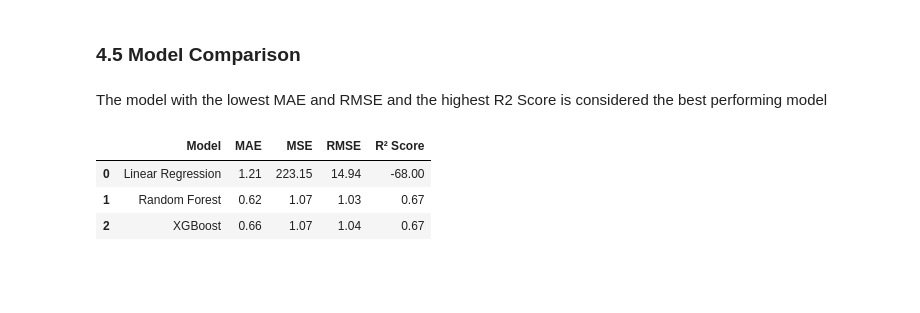
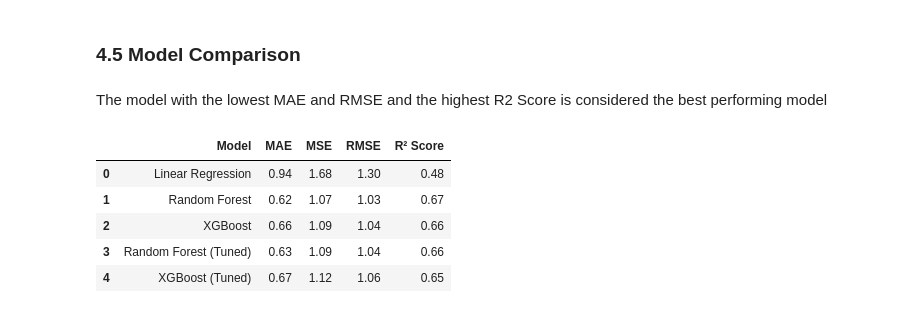
Before and after one commit to Esther-Margaret-Mwangi/Epochs, a Jupyter notebook: notebook/notebook.ipynb, the cells around one changed output. Saved outputs shown, nothing was run; the diff lists cells and outputs as text; code cells hidden in the pictures; blank space fills up the shorter version.

Commit message:
model tuning

```diff
--- a/notebook/notebook.ipynb
+++ b/notebook/notebook.ipynb
@@ -1116,10 +1138,12 @@ X_test_scaled = scaler.transform(X_test)
 # %% [markdown]
 ### 4.1 Linear Regression (Baseline Model)
 # %%
-from sklearn.linear_model import LinearRegression
+# We use Ridge Regression instead of plain Linear Regression as the baseline.
+# Ridge adds an L2 penalty that makes the model more stable and less sensitive to the sparse.
+from sklearn.linear_model import Ridge
 from sklearn.metrics import mean_squared_error, r2_score, mean_absolute_error, root_mean_squared_error
 
-linear_model = LinearRegression()
+linear_model = Ridge(alpha=1.0, random_state=42)
 
 # Training the model
 linear_model.fit(X_train_scaled, y_train)
@@ -1241,0 +1346,17 @@ xgb_results
+# %%
+# Predicting crop yield
+xgb_tuned_model = xgb_grid_search.best_estimator_
+y_pred_xgb_tuned = xgb_tuned_model.predict(X_test)
+
+# Evaluating the model
+xgb_tuned_mae = mean_absolute_error(y_test, y_pred_xgb_tuned)
+xgb_tuned_mse = mean_squared_error(y_test, y_pred_xgb_tuned)
+xgb_tuned_rmse = root_mean_squared_error(y_test, y_pred_xgb_tuned)
+xgb_tuned_r2 = r2_score(y_test, y_pred_xgb_tuned)
+
+xgb_tuned_results = pd.DataFrame({
+    "Metric": ["Mean Absolute Error (MAE)", "Mean Squared Error (MSE)", "Root Mean Squared Error (RMSE)", "R² Score"],
+    "Value": [xgb_tuned_mae, xgb_tuned_mse, xgb_tuned_rmse, xgb_tuned_r2]
+})
+
+xgb_tuned_results
@@ -1249,40 +1376,52 @@ model_comparison = pd.DataFrame({
     "Model": [
         "Linear Regression",
         "Random Forest",
-        "XGBoost"
+        "XGBoost",
+        "Random Forest (Tuned)",
+        "XGBoost (Tuned)"
     ],
 
     "MAE": [
         linear_mae,
         rf_mae,
-        xgb_mae
+        xgb_mae,
+        rf_tuned_mae,
+        xgb_tuned_mae
     ],
 
     "MSE": [
         linear_mse,
         rf_mse,
-        xgb_mse
+        xgb_mse,
+        rf_tuned_mse,
+        xgb_tuned_mse
     ],
 
     "RMSE": [
         linear_rmse,
         rf_rmse,
-        xgb_rmse
+        xgb_rmse,
+        rf_tuned_rmse,
+        xgb_tuned_rmse
     ],
 
     "R² Score": [
         linear_r2,
         rf_r2,
-        xgb_r2
+        xgb_r2,
+        rf_tuned_r2,
+        xgb_tuned_r2
         ]
 })
 
 # Round the values to 2 decimal places
 model_comparison = model_comparison.round(2)
 
 model_comparison
 # %% [output]
 |  | Model | MAE | MSE | RMSE | R² Score |
-| 0 | Linear Regression | 1.21 | 223.15 | 14.94 | -68.00 |
+| 0 | Linear Regression | 0.94 | 1.68 | 1.30 | 0.48 |
 | 1 | Random Forest | 0.62 | 1.07 | 1.03 | 0.67 |
-| 2 | XGBoost | 0.66 | 1.07 | 1.04 | 0.67 |
+| 2 | XGBoost | 0.66 | 1.09 | 1.04 | 0.66 |
+| 3 | Random Forest (Tuned) | 0.63 | 1.09 | 1.04 | 0.66 |
+| 4 | XGBoost (Tuned) | 0.67 | 1.12 | 1.06 | 0.65 |
```
Also changed, not shown: parts of 12 cells of this notebook.
